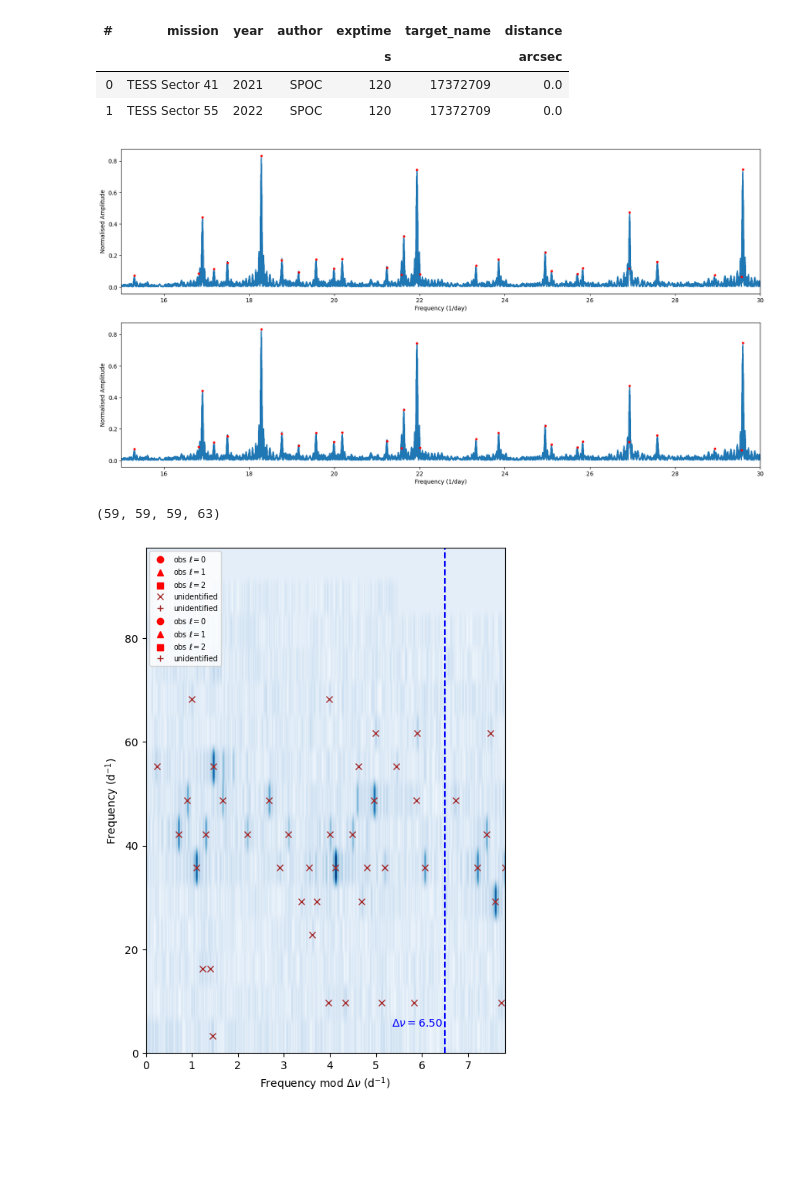
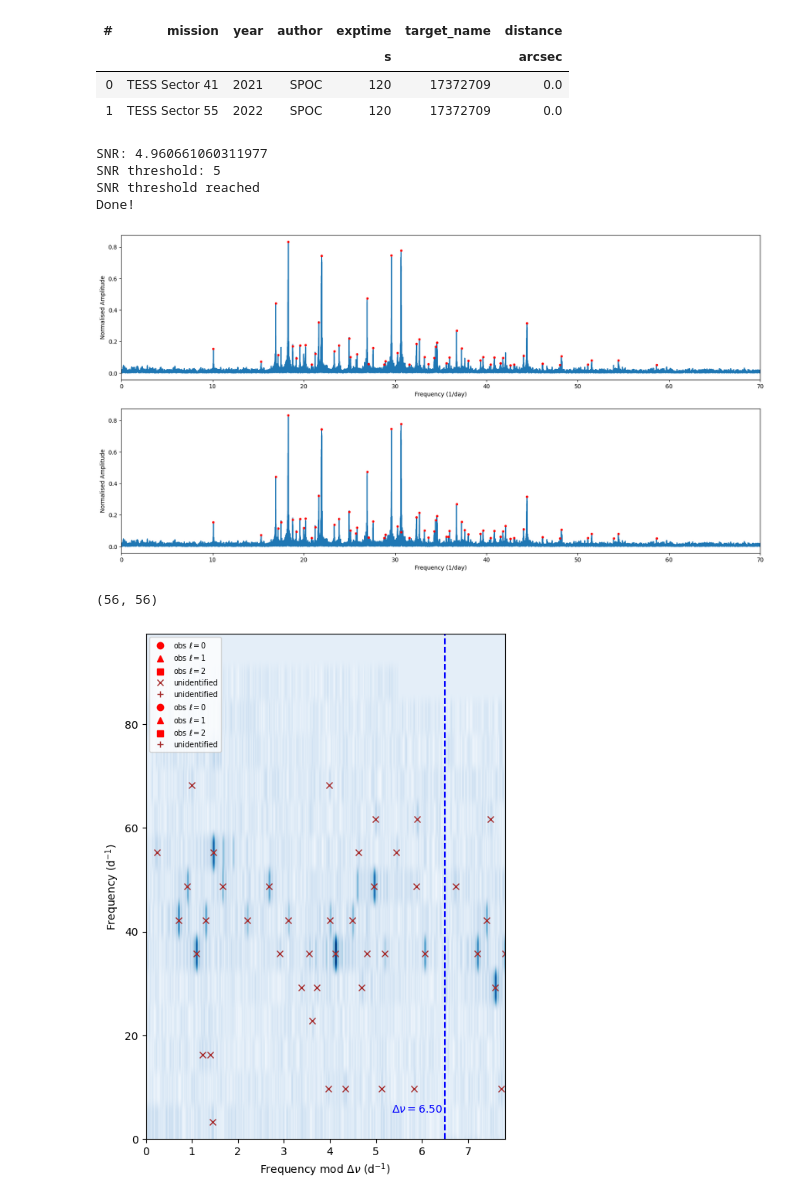
Before and after one commit to gautam-404/PreWhitener, a Jupyter notebook: pywhitener.ipynb, the cells around one changed output. Saved outputs shown, nothing was run; the diff lists cells and outputs as text; code cells hidden in the pictures; blank space fills up the shorter version.

```diff
--- a/pywhitener.ipynb
+++ b/pywhitener.ipynb
@@ -286,35 +277,41 @@ def prewhitener(time, flux, f_sigma=3, max_iterations=50, snr_threshold=5,
 # %%
-peaks1, peak_freqs1, peak_amps1 = prewhitener(time, flux, f_sigma=3, snr_threshold=10, remove_harmonics=True)
-peaks2, peak_freqs2, peak_amps2 = prewhitener(time, flux, f_sigma=3, snr_threshold=10, remove_harmonics=False)
+peak_freqs1, peak_amps1 = prewhitener(time, flux, snr_threshold=5, remove_harmonics=True)
+peak_freqs2, peak_amps2 = prewhitener(time, flux, snr_threshold=5, remove_harmonics=False)
+# %% [output]
+SNR: 4.960661060311977
+SNR threshold: 5
+SNR threshold reached
+Done!
 # %%
 # Plot the final periodogram after pre-whitening
 freqs, amps = amp_spectrum(t=time, y=flux/np.median(flux), fmin=0, fmax=90, nyq_mult=1, oversample_factor=5)
 plt.figure(figsize=(20, 10))
 plt.title("Lomb-Scargle Periodogram with peaks")
 
 ax1 = plt.subplot(2, 1, 1)
 ax1.plot(freqs, amps*1000, zorder=1)
 ax1.scatter(peak_freqs1, peak_amps1, s=10, color='red', zorder=2)
 ax1.set_xlabel("Frequency (1/day)")
 ax1.set_ylabel("Normalised Amplitude")
 ax1.set_xlim(0, 70)
-ax1.set_xlim(15, 30)
+# ax1.set_xlim(15, 30)
+# ax1.set_xlim(30, 40)
 
 ax2 = plt.subplot(2, 1, 2)
 ax2.plot(freqs, amps*1000, zorder=1)
 ax2.scatter(peak_freqs2, peak_amps2, s=10, color='red', zorder=2)
 ax2.set_xlabel("Frequency (1/day)")
 ax2.set_ylabel("Normalised Amplitude")
 ax2.set_xlim(ax1.get_xlim())
 ax2.set_ylim(ax1.get_ylim())
 
 plt.show()
 # %% [output]
-[figure, old version]
+[figure, new version]
 # %%
-len(peak_freqs1), len(peak_freqs1), len(peak_amps1), len(peaks1)
+len(peak_freqs1), len(peak_amps1)
 # %% [output]
-(59, 59, 59, 63)
+(56, 56)
 # %%
 ### Load star IDs
 dtypes = {'ID': 'str', 'f_obs': 'float', 'a_obs': 'float', 'n_obs': 'int', 'l_obs': 'int', 'm_obs': 'int'}
```
Also changed, not shown: parts of 1 cell of this notebook, 1 other file.
